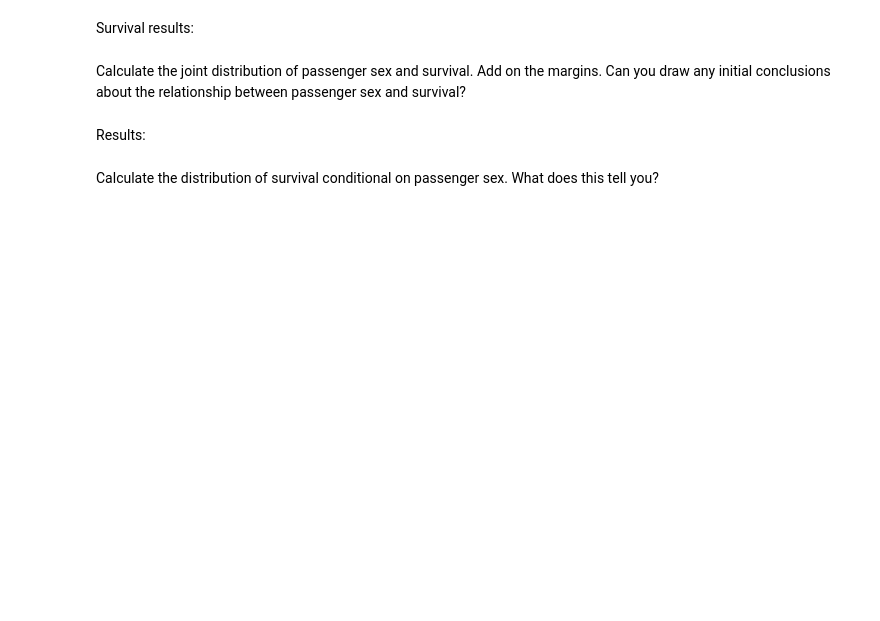
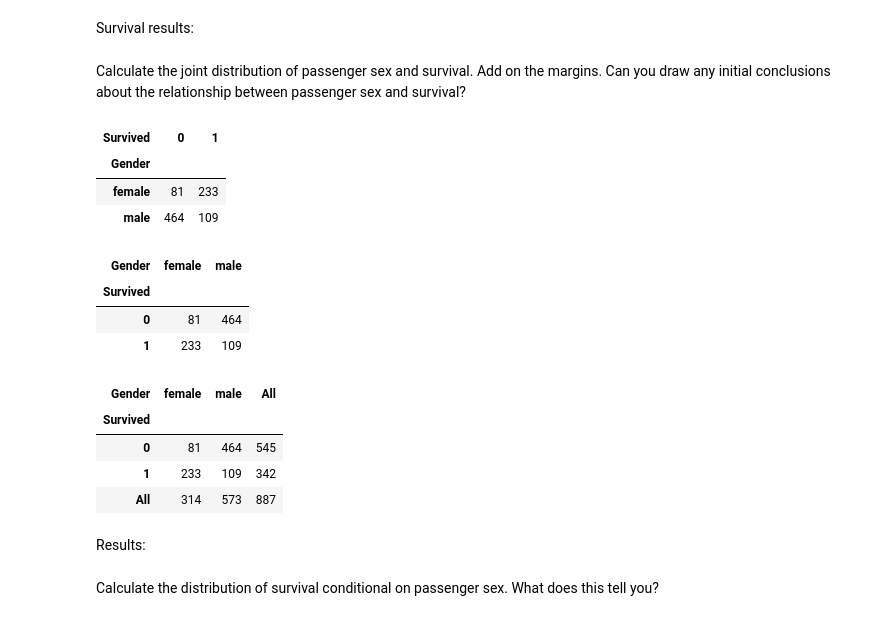
Before and after one commit to sikoh/DS-Statistics, a Jupyter notebook: Hypothesis-Chi-Square/DS_ChiSquareTests_Lecture_Notes.ipynb, the cells around one changed output. Drawn from its saved outputs; the diff is of its cells as text; code cells hidden in the pictures; blank space fills up the shorter version.

```diff
--- a/Hypothesis-Chi-Square/DS_ChiSquareTests_Lecture_Notes.ipynb
+++ b/Hypothesis-Chi-Square/DS_ChiSquareTests_Lecture_Notes.ipynb
@@ -414,8 +494,31 @@ Refresh your memory by calculating the distribution of passenger survival.
 Survival results:
 # %% [markdown]
 Calculate the joint distribution of passenger sex and survival.  Add on the margins.  Can you draw any initial conclusions about the relationship between passenger sex and survival?
+# %%
+joint_gender_survival = pd.crosstab(index = Titanic['Gender'], columns=Titanic['Survived'])
+joint_gender_survival
+# %% [output]
+| Survived | 0 | 1 |
+| Gender |  |  |
+| female | 81 | 233 |
+| male | 464 | 109 |
+# %%
+joint_gender_survival = pd.crosstab(index = Titanic['Survived'], columns=Titanic['Gender'])
+joint_gender_survival
+# %% [output]
+| Gender | female | male |
+| Survived |  |  |
+| 0 | 81 | 464 |
+| 1 | 233 | 109 |
 # %%
 #Joint distribution and joint distribution adding margins.
+pd.crosstab(index = Titanic['Survived'], columns=Titanic['Gender'], margins= True)
+# %% [output]
+| Gender | female | male | All |
+| Survived |  |  |  |
+| 0 | 81 | 464 | 545 |
+| 1 | 233 | 109 | 342 |
+| All | 314 | 573 | 887 |
 # %% [markdown]
 Results:
 # %% [markdown]
```
Also changed, not shown: parts of 26 cells of this notebook.
